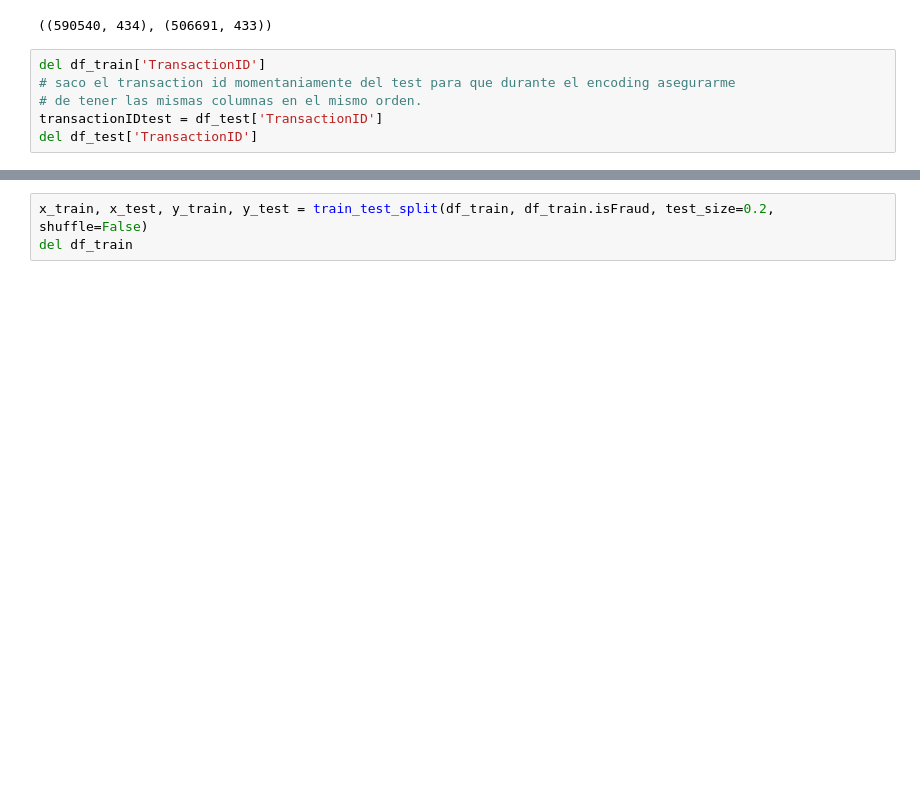
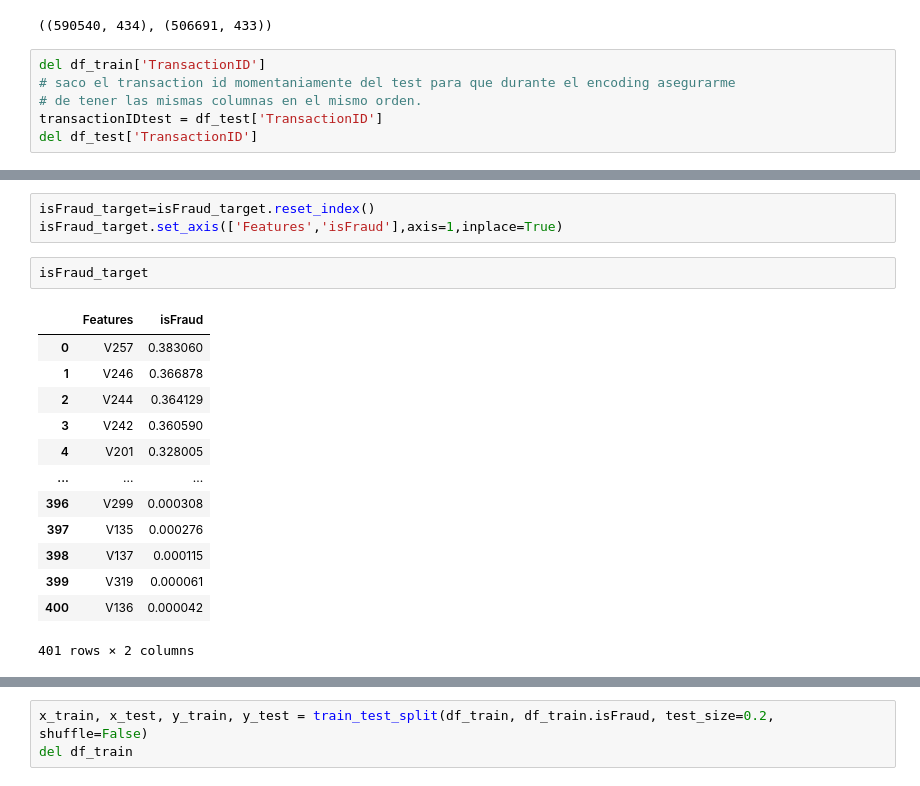
Before and after one commit to amveiga/IEEE-CIS-Fraud-Detection, a Jupyter notebook: Parte II - Machine Learning Baseline/Encoding.ipynb, the cells around one changed output, grey strips where cells are left out. Cells and saved outputs as stored; diff of their text form; blank space fills up the shorter version.

```diff
--- a/Parte II - Machine Learning Baseline/Encoding.ipynb
+++ b/Parte II - Machine Learning Baseline/Encoding.ipynb
@@ -33,0 +62,19 @@ del df_test['TransactionID']
+# %%
+isFraud_target=isFraud_target.reset_index()
+isFraud_target.set_axis(['Features','isFraud'],axis=1,inplace=True)
+# %%
+isFraud_target
+# %% [output]
+|  | Features | isFraud |
+| 0 | V257 | 0.383060 |
+| 1 | V246 | 0.366878 |
+| 2 | V244 | 0.364129 |
+| 3 | V242 | 0.360590 |
+| 4 | V201 | 0.328005 |
+| ... | ... | ... |
+| 396 | V299 | 0.000308 |
+| 397 | V135 | 0.000276 |
+| 398 | V137 | 0.000115 |
+| 399 | V319 | 0.000061 |
+| 400 | V136 | 0.000042 |
+401 rows × 2 columns
```
Also changed, not shown: parts of 7 cells of this notebook.
